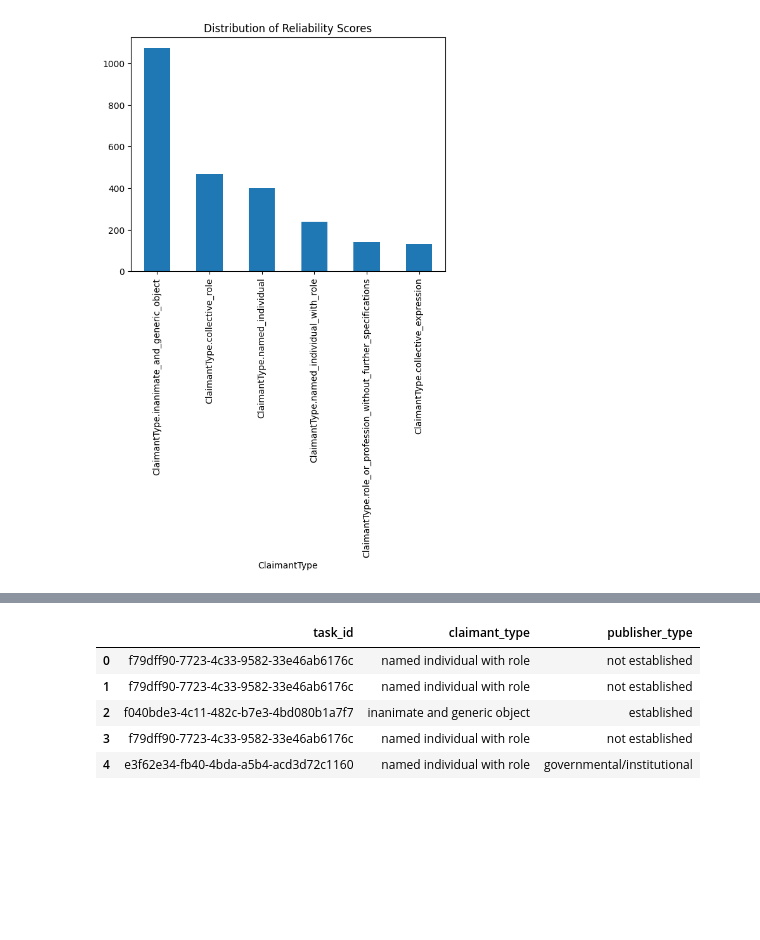
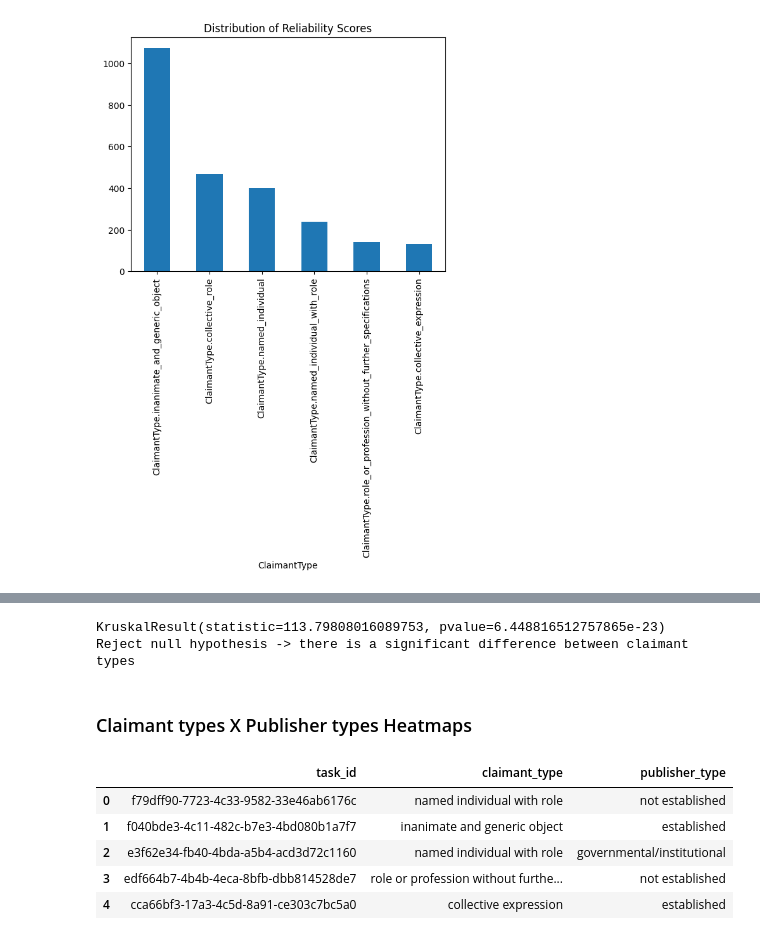
Before and after one commit to bbjoverbeek/credibility-conundrum, a Jupyter notebook: 3_claimant_annotations.ipynb, the cells around one changed output, grey strips where cells are left out. Drawn from its saved outputs; the diff is of its cells as text; code cells hidden in the pictures; blank space fills up the shorter version.

Commit message:
Add statistic analysis to claimant types

```diff
--- a/3_claimant_annotations.ipynb
+++ b/3_claimant_annotations.ipynb
@@ -54,0 +47,16 @@ df.head()
+# %%
+# load dataset
+df = gather_dataset('./data/claimant_data_processed/')
+
+claimant_df['claimant_type'] = claimant_df['ClaimantType'].apply(lambda type_: type_.name)
+df = pd.merge(df, claimant_df[['task_id', 'claimant_type']], on='task_id')
+
+df = z_score_per_task(df)
+df = z_score_per_worker(df)
+
+grouped_df = df.groupby(['source', 'claimant_type'], as_index=False).agg(
+    {'score': 'mean', 'z_score_worker': 'mean', 'z_score_task': 'mean'}
+)
+
+print(f'There are {len(grouped_df)} different types of claimants')
+grouped_df.head()
@@ -55,20 +180,40 @@ df.head()
+# %%
+# run more robust Kruskal-Wallis H test in case is not normally distributed
+from scipy.stats import kruskal
+
+result = kruskal(grouped_df[grouped_df['claimant_type'] == 'named_individual'][score_column], grouped_df[grouped_df['claimant_type'] == 'named_individual_with_role'][score_column],grouped_df[grouped_df['claimant_type'] == 'role_or_profession_without_further_specifications'][score_column],grouped_df[grouped_df['claimant_type'] == 'collective_expression'][score_column],grouped_df[grouped_df['claimant_type'] == 'collective_role'][score_column],grouped_df[grouped_df['claimant_type'] == 'inanimate_and_generic_object'][score_column])
+print(result)
+
+alpha = 0.05
+if result.pvalue < alpha:
+    print('Reject null hypothesis -> there is a significant difference between claimant types')
+else:
+    print('Fail to reject null hypothesis -> there is _no_ significant difference between claimant types')
+# %% [output]
+KruskalResult(statistic=113.79808016089753, pvalue=6.448816512757865e-23)
+Reject null hypothesis -> there is a significant difference between claimant types
+# %% [markdown]
+### Claimant types X Publisher types Heatmaps
 # %%
-# merge with annotations
+# merge with publisher annotations
+df = gather_flattened_dataset('./data/claimant_data_processed/flattened/')
+
 publisher_df = pd.read_csv('./annotations/publisher_annotations.csv')
+df = pd.merge(df, publisher_df, on='publisher')
 
-joint_df = pd.merge(df, claimant_df, on='task_id')
-joint_df = pd.merge(joint_df, publisher_df, on='publisher')
+df = pd.merge(df, claimant_df[['task_id', 'claimant_type']], on='task_id')
 
-joint_df = joint_df[['task_id', 'ClaimantType', 'category']]
-joint_df = joint_df.rename(columns={'ClaimantType': 'claimant_type', 'category': 'publisher_type'}) #type:ignore
+annotation_df = df[['task_id', 'claimant_type', 'category']]
+del df
 
-joint_df['claimant_type'] = joint_df['claimant_type'].apply(lambda claimant_type: claimant_type.name.replace('_', ' '))
+annotation_df = annotation_df.rename(columns={'category': 'publisher_type'}) #type:ignore
+annotation_df['claimant_type'] = annotation_df['claimant_type'].apply(lambda type_: type_.replace('_', ' '))
 
-joint_df.head()
+annotation_df.head()
 # %% [output]
 |  | task_id | claimant_type | publisher_type |
 | 0 | f79dff90-7723-4c33-9582-33e46ab6176c | named individual with role | not established |
-| 1 | f79dff90-7723-4c33-9582-33e46ab6176c | named individual with role | not established |
-| 2 | f040bde3-4c11-482c-b7e3-4bd080b1a7f7 | inanimate and generic object | established |
-| 3 | f79dff90-7723-4c33-9582-33e46ab6176c | named individual with role | not established |
-| 4 | e3f62e34-fb40-4bda-a5b4-acd3d72c1160 | named individual with role | governmental/institutional |
+| 1 | f040bde3-4c11-482c-b7e3-4bd080b1a7f7 | inanimate and generic object | established |
+| 2 | e3f62e34-fb40-4bda-a5b4-acd3d72c1160 | named individual with role | governmental/institutional |
+| 3 | edf664b7-4b4b-4eca-8bfb-dbb814528de7 | role or profession without furthe... | not established |
+| 4 | cca66bf3-17a3-4c5d-8a91-ce303c7bc5a0 | collective expression | established |
```
Also changed, not shown: parts of 16 cells of this notebook.
